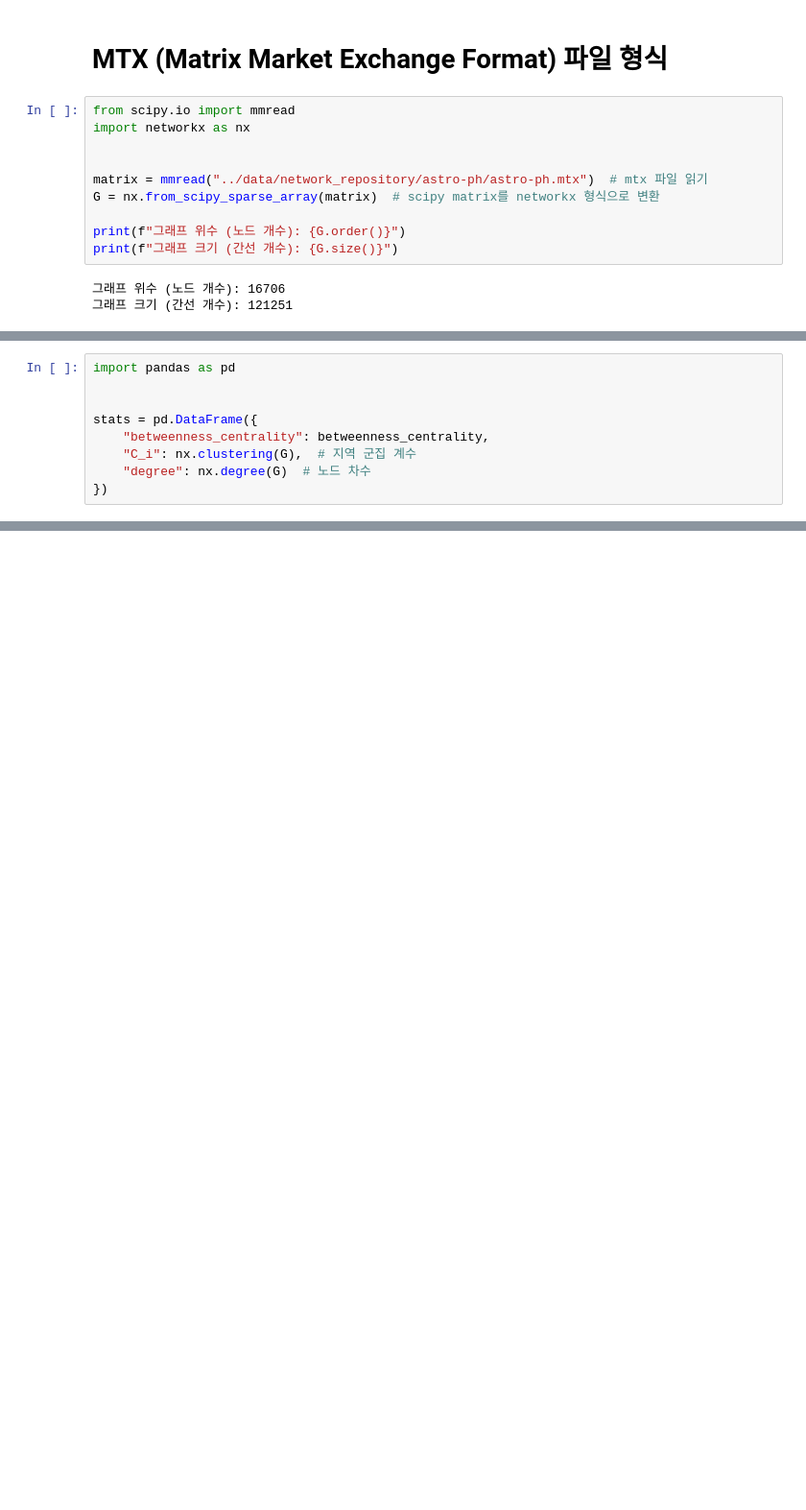
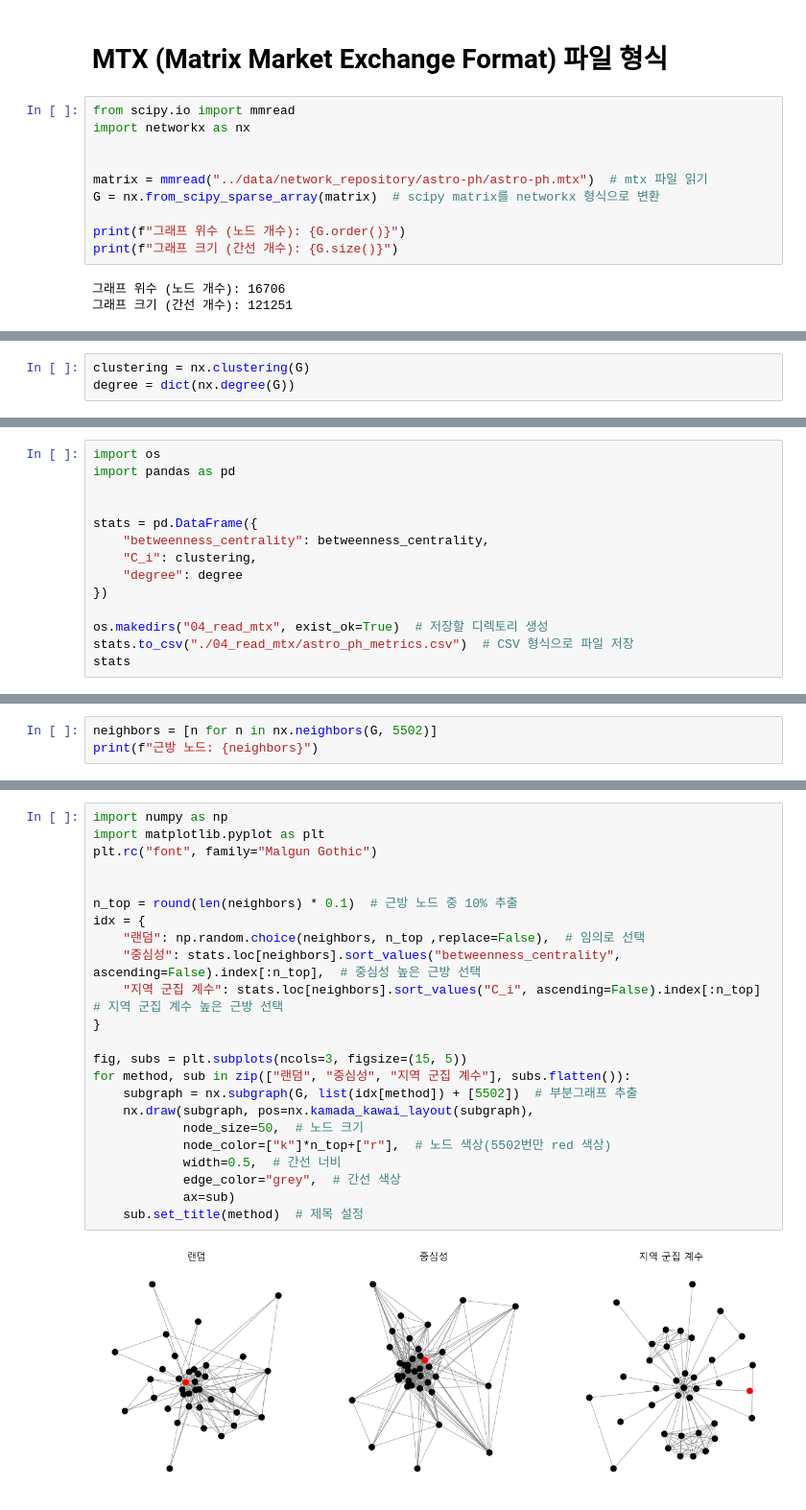
Before and after one commit to Kwan-Gu/graph_ml, a Jupyter notebook: graph_ml_learn/04_read_mtx.ipynb, the cells around one changed output, grey strips where cells are left out. Shown at 96% size. Saved outputs shown, nothing was run; the diff lists cells and outputs as text; blank space fills up the shorter version.

Commit message:
FEAT 04_read_mtx.ipynb finish

```diff
--- a/graph_ml_learn/04_read_mtx.ipynb
+++ b/graph_ml_learn/04_read_mtx.ipynb
@@ -17,0 +26,3 @@ betweenness_centrality = nx.centrality.betweenness_centrality(G)  # 매개 중
+# %%
+clustering = nx.clustering(G)
+degree = dict(nx.degree(G))
@@ -18,9 +39,14 @@ betweenness_centrality = nx.centrality.betweenness_centrality(G)  # 매개 중
 # %%
+import os
 import pandas as pd
 
 
 stats = pd.DataFrame({
     "betweenness_centrality": betweenness_centrality,
-    "C_i": nx.clustering(G),  # 지역 군집 계수
-    "degree": nx.degree(G)  # 노드 차수
+    "C_i": clustering,
+    "degree": degree
 })
+
+os.makedirs("04_read_mtx", exist_ok=True)  # 저장할 디렉토리 생성
+stats.to_csv("./04_read_mtx/astro_ph_metrics.csv")  # CSV 형식으로 파일 저장
+stats
@@ -26,0 +80,3 @@ stats = pd.DataFrame({
+# %%
+neighbors = [n for n in nx.neighbors(G, 5502)]
+print(f"근방 노드: {neighbors}")
@@ -26,0 +85,25 @@ stats = pd.DataFrame({
+# %%
+import numpy as np
+import matplotlib.pyplot as plt
+plt.rc("font", family="Malgun Gothic")
+
+
+n_top = round(len(neighbors) * 0.1)  # 근방 노드 중 10% 추출
+idx = {
+    "랜덤": np.random.choice(neighbors, n_top ,replace=False),  # 임의로 선택
+    "중심성": stats.loc[neighbors].sort_values("betweenness_centrality", ascending=False).index[:n_top],  # 중심성 높은 근방 선택
+    "지역 군집 계수": stats.loc[neighbors].sort_values("C_i", ascending=False).index[:n_top]  # 지역 군집 계수 높은 근방 선택
+}
+
+fig, subs = plt.subplots(ncols=3, figsize=(15, 5))
+for method, sub in zip(["랜덤", "중심성", "지역 군집 계수"], subs.flatten()):
+    subgraph = nx.subgraph(G, list(idx[method]) + [5502])  # 부분그래프 추출
+    nx.draw(subgraph, pos=nx.kamada_kawai_layout(subgraph),
+            node_size=50,  # 노드 크기
+            node_color=["k"]*n_top+["r"],  # 노드 색상(5502번만 red 색상)
+            width=0.5,  # 간선 너비
+            edge_color="grey",  # 간선 색상
+            ax=sub)
+    sub.set_title(method)  # 제목 설정
+# %% [output]
+[figure, added]
```
Also changed, not shown: parts of 15 cells of this notebook, 1 other file.
